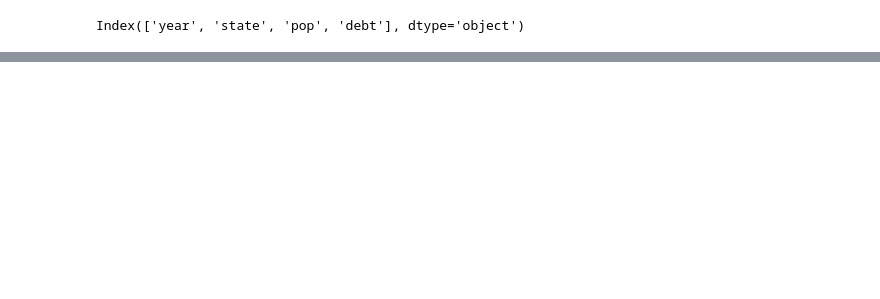
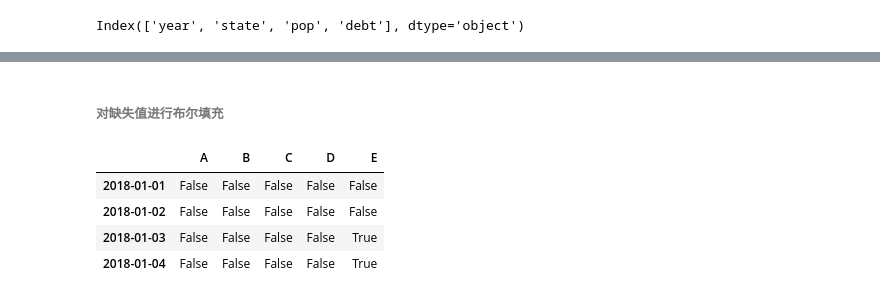
Before and after one commit to teresaj/learn-python, a Jupyter notebook: pda/PDAnotebook-ch05.ipynb, the cells around one changed output, grey strips where cells are left out. Saved outputs shown, nothing was run; the diff lists cells and outputs as text; code cells hidden in the pictures; blank space fills up the shorter version.

```diff
--- a/pda/PDAnotebook-ch05.ipynb
+++ b/pda/PDAnotebook-ch05.ipynb
@@ -304,0 +442,10 @@ NameError: name 'pop' is not defined
+# %% [markdown]
+###### 对缺失值进行布尔填充
+# %%
+pd.isnull(df1)
+# %% [output]
+|  | A | B | C | D | E |
+| 2018-01-01 | False | False | False | False | False |
+| 2018-01-02 | False | False | False | False | False |
+| 2018-01-03 | False | False | False | False | True |
+| 2018-01-04 | False | False | False | False | True |
```
Also changed, not shown: parts of 76 cells of this notebook.
